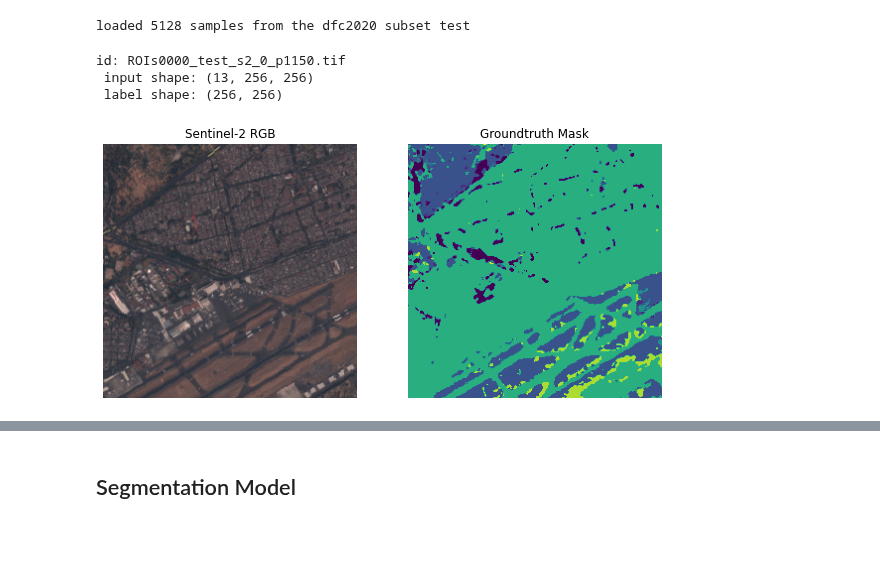
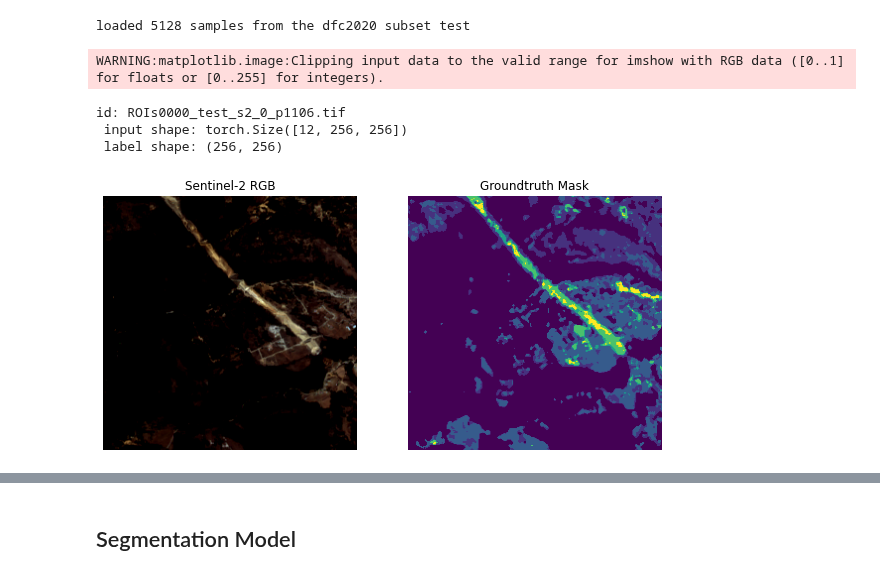
Before and after one commit to AlexanderLontke/ssl-remote-sensing, a Jupyter notebook: notebooks/Segmentation_DFC2020_demo.ipynb, the cells around one changed output, grey strips where cells are left out. Saved outputs shown, nothing was run; the diff lists cells and outputs as text; code cells hidden in the pictures; blank space fills up the shorter version.

Commit message:
added normalization option into the dataset

```diff
--- a/notebooks/Segmentation_DFC2020_demo.ipynb
+++ b/notebooks/Segmentation_DFC2020_demo.ipynb
@@ -110,7 +149,7 @@ class Hparams:
         self.weight_decay = 1e-6
         self.optim = "Adam"
         self.cuda = True  # use coda
-        self.transform = False
+        self.transform = True
         self.split = False
         self.frozen = True
 # %%
@@ -126,3 +165,8 @@ with tarfile.open(dfc2020_path, mode="r") as tar:
     tar.extractall(path='/content/')
 # %%
 from torch.utils.data import random_split
+# %%
+means = [0.1234, 0.0996, 0.0902, 0.0750, 0.0965, 0.1628, 0.1915, 0.1875, 0.2088,
+        0.0708, 0.1413, 0.0873]
+stds = [0.0195, 0.0260, 0.0299, 0.0453, 0.0472, 0.0878, 0.1105, 0.1125, 0.1234,
+        0.0511, 0.0943, 0.0714]
@@ -129,15 +510,30 @@ from torch.utils.data import random_split
+# %%
+import torchvision.transforms as transforms
+
+if train_config.transform:
+
+    # transform = transforms.Normalize(mean=means, std=stds)
+        transform = transforms.Compose([
+                transforms.ToTensor(),
+                transforms.Normalize(
+                    mean = means,
+                    std = stds) # params computed from the eurosat data
+                ])
+else:
+    transform = None
 # %%
 dataset = DFC2020('/content/dfc_data', subset="test", use_s1=False, use_s2lr=True, use_s2hr=True,
-                 use_s2mr=True, no_savanna=True)
+                 use_s2mr=True, no_savanna=True,transform = transform)
 trainset, valset = random_split(dataset, [4102, 1026])
 # %% [output]
 loaded 5128 samples from the dfc2020 subset test
 # %%
-dataset.visualize_observation(170)
+dataset.visualize_observation(121)
 # %% [output]
-id: ROIs0000_test_s2_0_p1150.tif
- input shape: (13, 256, 256)
- label shape: (256, 256)
+WARNING:matplotlib.image:Clipping input data to the valid range for imshow with RGB data ([0..1] for floats or [0..255] for integers).
+id: ROIs0000_test_s2_0_p1106.tif
+ input shape: torch.Size([12, 256, 256])
+ label shape: (256, 256)
-[figure, old version]
+[figure, new version]
 # %%
 train_loader = DataLoader(trainset,
```
Also changed, not shown: parts of 18 cells of this notebook.
